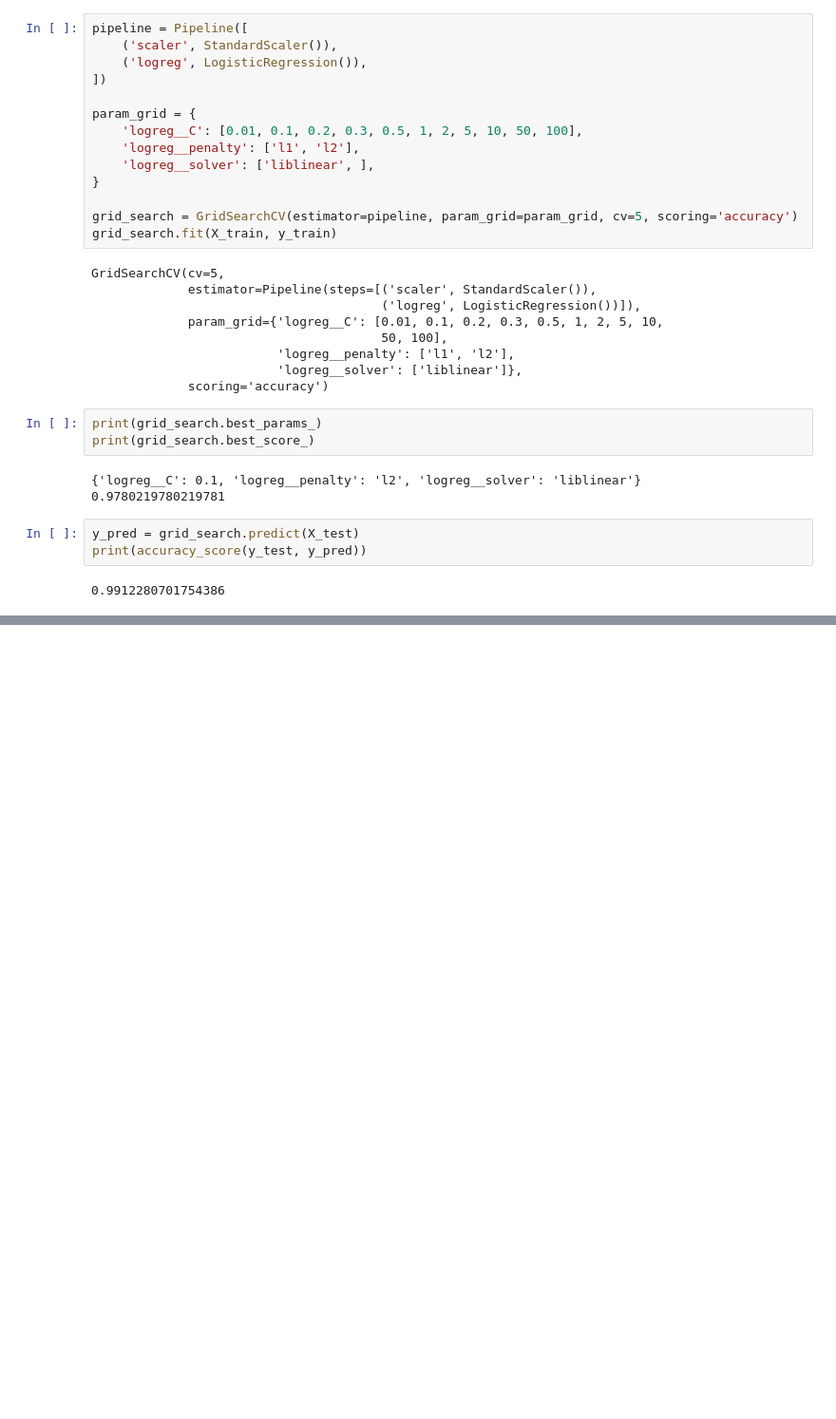
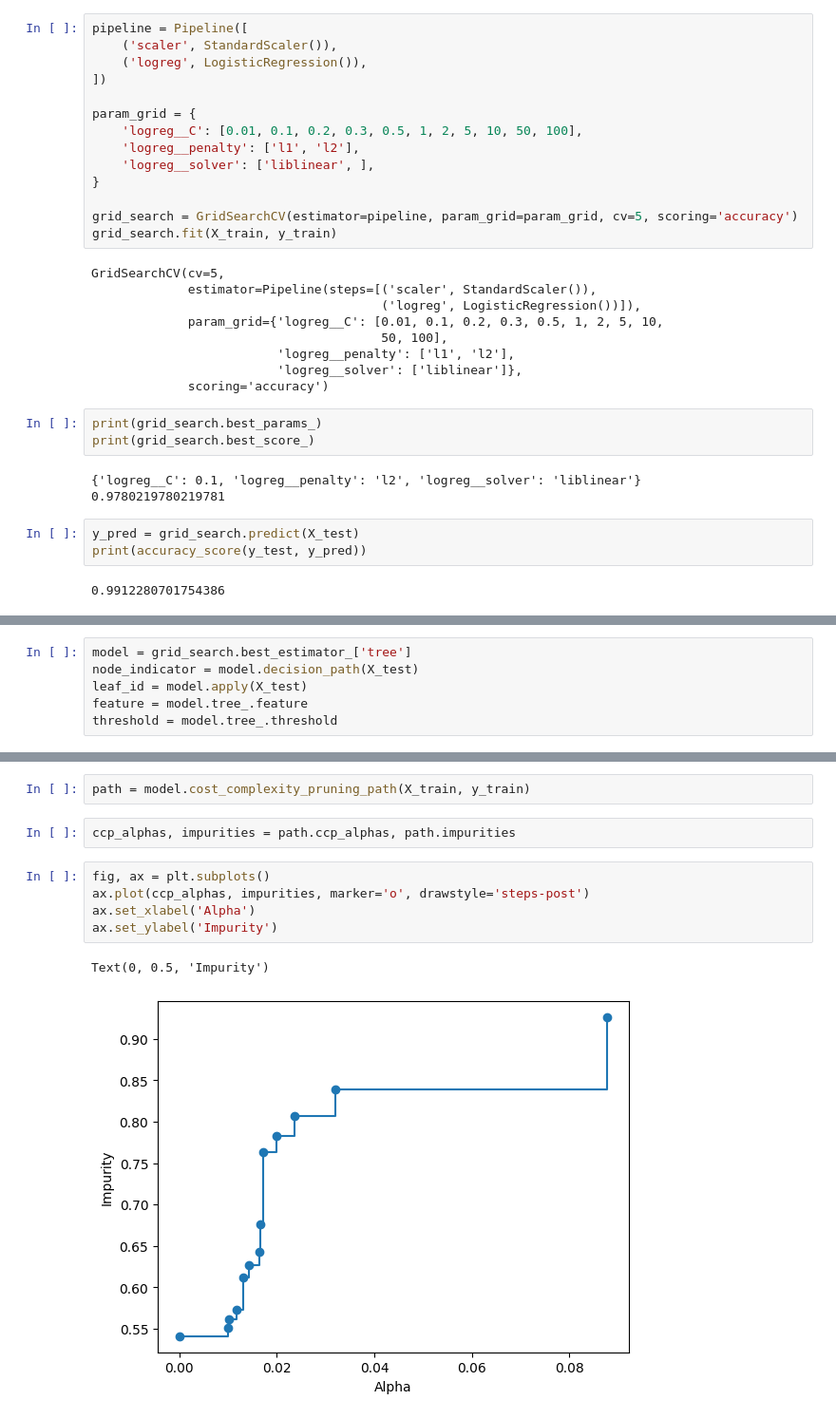
Before and after one commit to RastaAmanek/github, a Jupyter notebook: Decision tree.ipynb, the cells around one changed output, grey strips where cells are left out. Shown at 95% size. Drawn from its saved outputs; the diff is of its cells as text; blank space fills up the shorter version.

```diff
--- a/Decision tree.ipynb
+++ b/Decision tree.ipynb
@@ -354,0 +491,6 @@ print(accuracy_score(y_test, y_pred))
+# %%
+model = grid_search.best_estimator_['tree']
+node_indicator = model.decision_path(X_test)
+leaf_id = model.apply(X_test)
+feature = model.tree_.feature
+threshold = model.tree_.threshold
@@ -354,0 +525,12 @@ print(accuracy_score(y_test, y_pred))
+# %%
+path = model.cost_complexity_pruning_path(X_train, y_train)
+# %%
+ccp_alphas, impurities = path.ccp_alphas, path.impurities
+# %%
+fig, ax = plt.subplots()
+ax.plot(ccp_alphas, impurities, marker='o', drawstyle='steps-post')
+ax.set_xlabel('Alpha')
+ax.set_ylabel('Impurity')
+# %% [output]
+Text(0, 0.5, 'Impurity')
+[figure, added]
```
Also changed, not shown: parts of 48 cells of this notebook, 2 other files.
